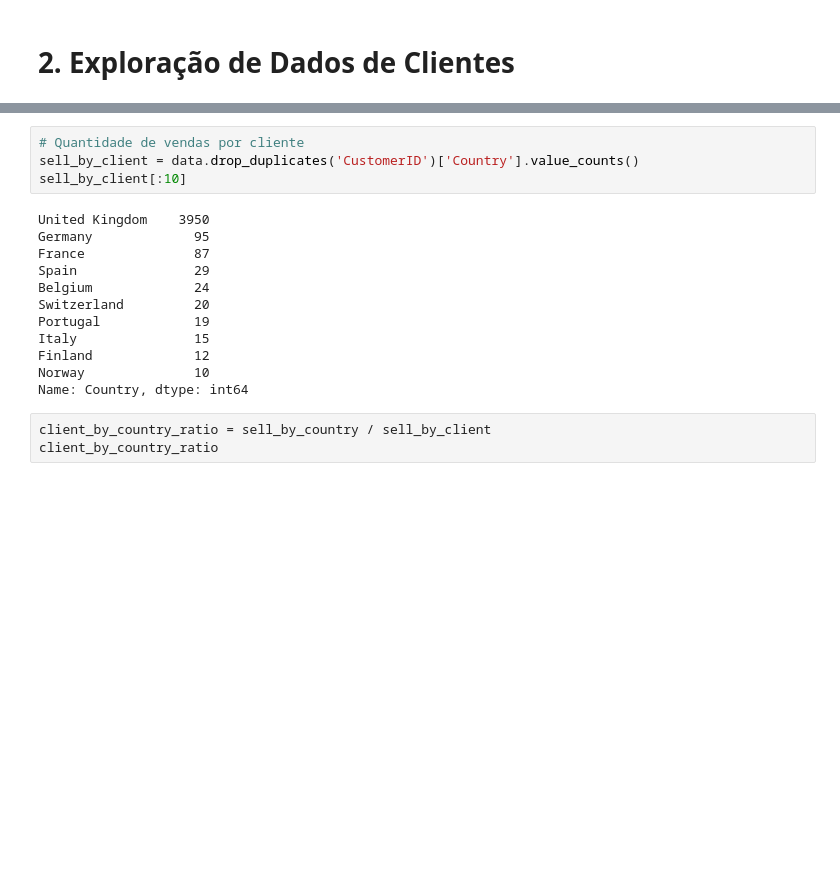
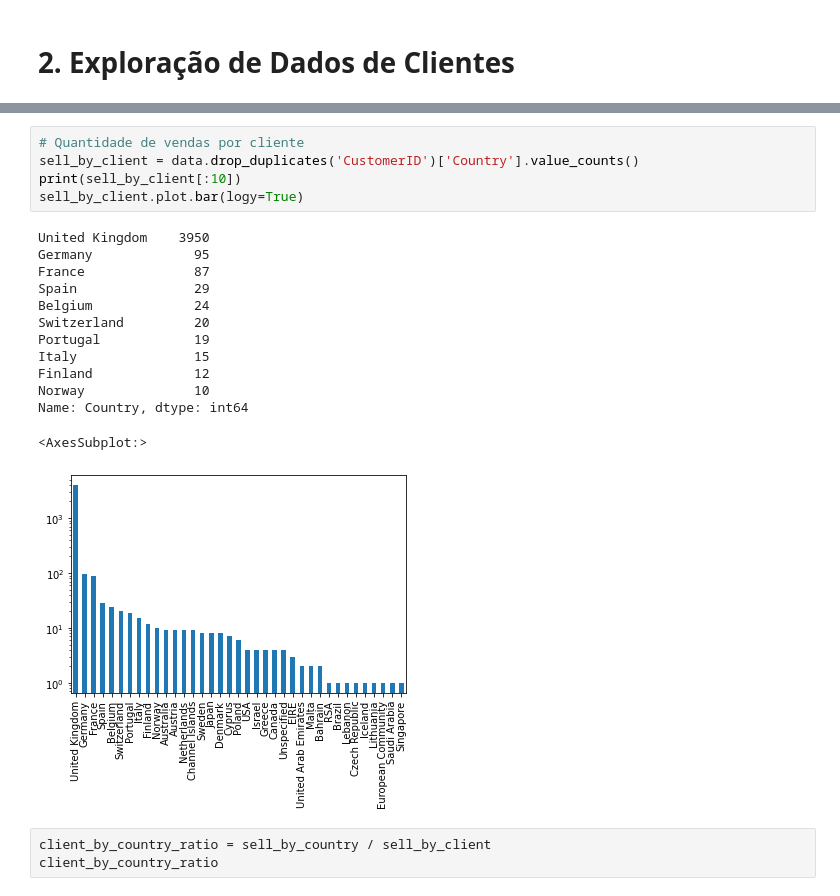
Before and after one commit to mikaelsouza/ai-engineer-bemol-challenge, a Jupyter notebook: notebooks/1-data-exploration.ipynb, the cells around one changed output, grey strips where cells are left out. Drawn from its saved outputs; the diff is of its cells as text; blank space fills up the shorter version.

```diff
--- a/notebooks/1-data-exploration.ipynb
+++ b/notebooks/1-data-exploration.ipynb
@@ -219,19 +287,22 @@ Name: Country, dtype: int64
 # %%
 # Quantidade de vendas por cliente
 sell_by_client = data.drop_duplicates('CustomerID')['Country'].value_counts()
-sell_by_client[:10]
+print(sell_by_client[:10])
+sell_by_client.plot.bar(logy=True)
 # %% [output]
 United Kingdom    3950
 Germany             95
 France              87
 Spain               29
 Belgium             24
 Switzerland         20
 Portugal            19
 Italy               15
 Finland             12
 Norway              10
 Name: Country, dtype: int64
+<AxesSubplot:>
+[figure, added]
 # %%
 client_by_country_ratio = sell_by_country / sell_by_client
 client_by_country_ratio
```
Also changed, not shown: parts of 13 cells of this notebook.
